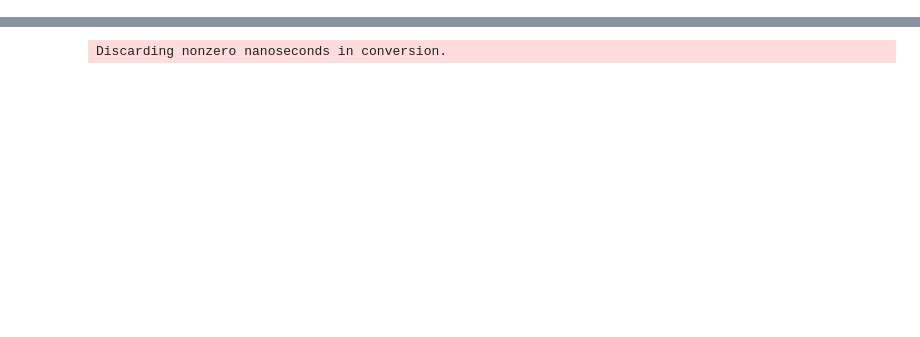
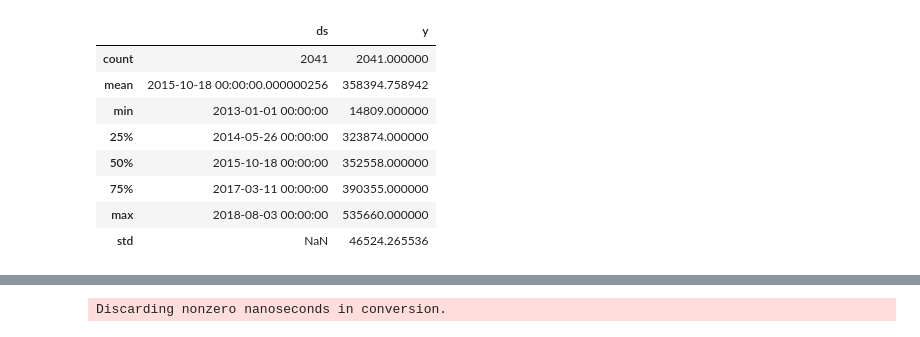
Before and after one commit to chriskary1/energy-forecasting-prophet, a Jupyter notebook: notebooks/energy_forecast_prophet.ipynb, the cells around one changed output, grey strips where cells are left out. Saved outputs shown, nothing was run; the diff lists cells and outputs as text; code cells hidden in the pictures; blank space fills up the shorter version.

```diff
--- a/notebooks/energy_forecast_prophet.ipynb
+++ b/notebooks/energy_forecast_prophet.ipynb
@@ -69,0 +25,12 @@ INFO:cmdstanpy:Chain [1] done processing
+# %%
+df.describe()
+# %% [output]
+|  | ds | y |
+| count | 2041 | 2041.000000 |
+| mean | 2015-10-18 00:00:00.000000256 | 358394.758942 |
+| min | 2013-01-01 00:00:00 | 14809.000000 |
+| 25% | 2014-05-26 00:00:00 | 323874.000000 |
+| 50% | 2015-10-18 00:00:00 | 352558.000000 |
+| 75% | 2017-03-11 00:00:00 | 390355.000000 |
+| max | 2018-08-03 00:00:00 | 535660.000000 |
+| std | NaN | 46524.265536 |
```
Also changed, not shown: parts of 4 cells of this notebook.
